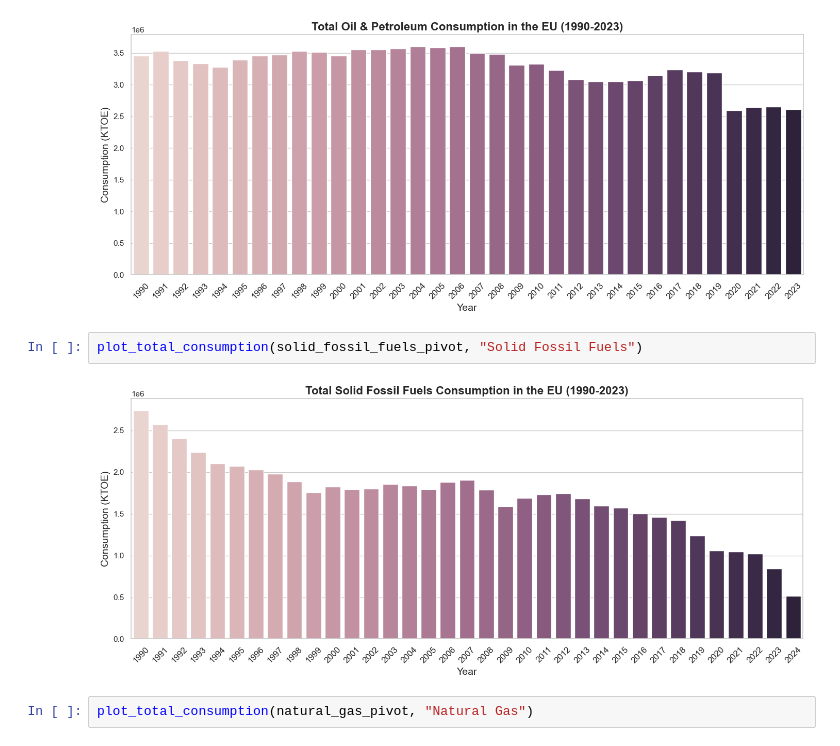
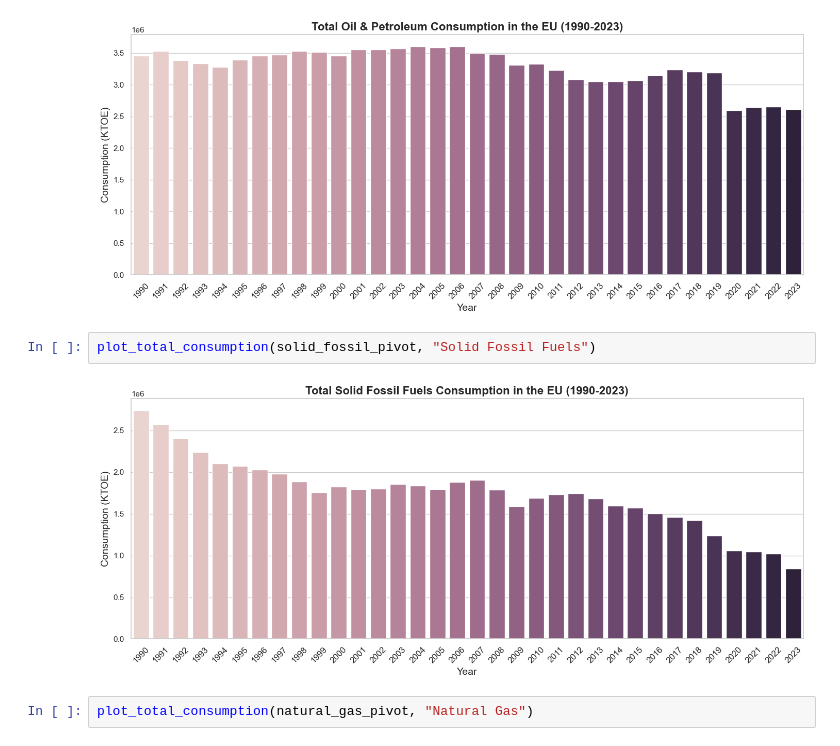
Before and after one commit to AnnaLozenko/PFDA_Project, a Jupyter notebook: eu_energy_sources_analysis.ipynb, the cells around one changed output. Drawn from its saved outputs; the diff is of its cells as text.

```diff
--- a/eu_energy_sources_analysis.ipynb
+++ b/eu_energy_sources_analysis.ipynb
@@ -454,9 +454,9 @@ plot_total_consumption(oil_petrol_pivot, "Oil & Petroleum")
 # %% [output]
 [figure]
 # %%
-plot_total_consumption(solid_fossil_fuels_pivot, "Solid Fossil Fuels")
+plot_total_consumption(solid_fossil_pivot, "Solid Fossil Fuels")
 # %% [output]
-[figure, old version]
+[figure, new version]
 # %%
 plot_total_consumption(natural_gas_pivot, "Natural Gas")
 # %% [output]
```
Also changed, not shown: parts of 2 cells of this notebook, 1 other file.
